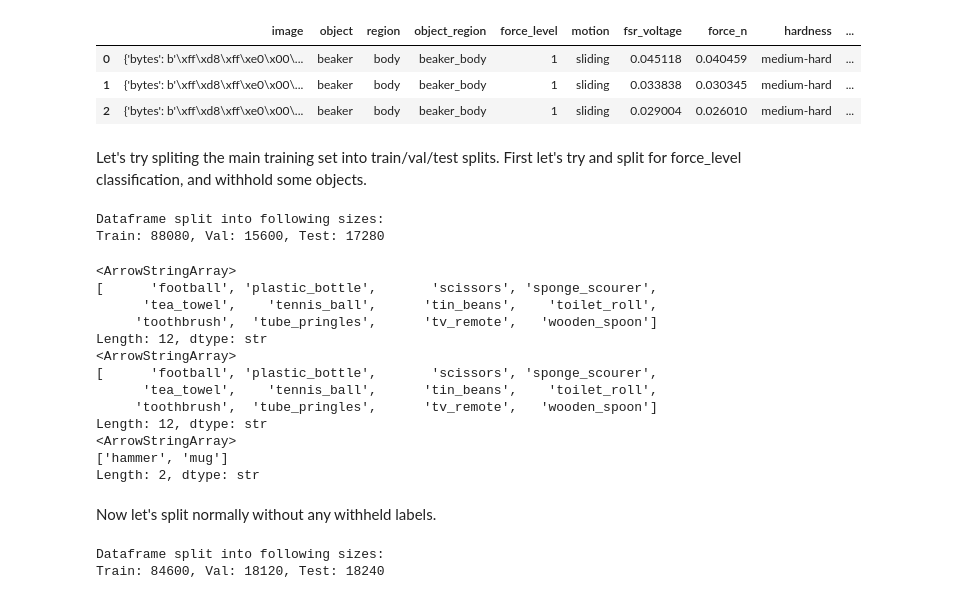
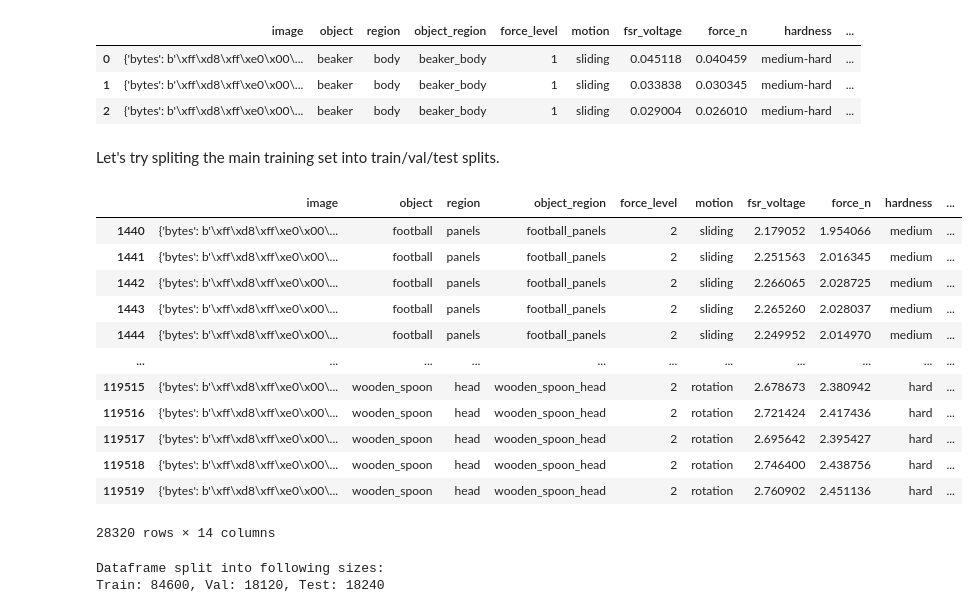
Before and after one commit to gemixin/touch-ex, a Jupyter notebook: notebooks/explore_dataset.ipynb, the cells around one changed output. Drawn from its saved outputs; the diff is of its cells as text; code cells hidden in the pictures.

Commit message:
Added filtering and removed withheld_splits

```diff
--- a/notebooks/explore_dataset.ipynb
+++ b/notebooks/explore_dataset.ipynb
@@ -74,43 +77,24 @@ test_unseen_df.head(3)
 | 2 | {'bytes': b'\xff\xd8\xff\xe0\x00\... | beaker | body | beaker_body | 1 | sliding | 0.029004 | 0.026010 | medium-hard | ... |
 # %% [markdown]
 Let's try spliting the main training set into train/val/test splits.
-First let's try and split for force_level classification, and withhold some objects.
-# %%
-# Split the dataset into training, validation, and test sets where the test set contains
-# unseen objects
-# Split size is just for the val split so we only want half of our usual split size
-# Stratify by force level to ensure all force levels are represented in each split
-train_df, val_df, test_df = utils.split_by_interaction_withheld(
-    dfs["train"],
-    split_size=data_config["split_size"] / 2,
-    stratify_label="force_level",
-    random_state=data_config["random_state"],
-    withheld_labels=("object", ["hammer", "mug"]),
-)
-# %% [output]
-Dataframe split into following sizes:
-Train: 88080, Val: 15600, Test: 17280
-# %%
-# Check that the objects are correctly split
-print(train_df["object"].unique())
-print(val_df["object"].unique())
-print(test_df["object"].unique())
-# %% [output]
-<ArrowStringArray>
-[      'football', 'plastic_bottle',       'scissors', 'sponge_scourer',
-      'tea_towel',    'tennis_ball',      'tin_beans',    'toilet_roll',
-     'toothbrush',  'tube_pringles',      'tv_remote',   'wooden_spoon']
-Length: 12, dtype: str
-<ArrowStringArray>
-[      'football', 'plastic_bottle',       'scissors', 'sponge_scourer',
-      'tea_towel',    'tennis_ball',      'tin_beans',    'toilet_roll',
-     'toothbrush',  'tube_pringles',      'tv_remote',   'wooden_spoon']
-Length: 12, dtype: str
-<ArrowStringArray>
-['hammer', 'mug']
-Length: 2, dtype: str
-# %% [markdown]
-Now let's split normally without any withheld labels.
+# %%
+train_df = train_df[train_df["motion"] == "rotation"]
+# %%
+train_df
+# %% [output]
+|  | image | object | region | object_region | force_level | motion | fsr_voltage | force_n | hardness | ... |
+| 1440 | {'bytes': b'\xff\xd8\xff\xe0\x00\... | football | panels | football_panels | 2 | sliding | 2.179052 | 1.954066 | medium | ... |
+| 1441 | {'bytes': b'\xff\xd8\xff\xe0\x00\... | football | panels | football_panels | 2 | sliding | 2.251563 | 2.016345 | medium | ... |
+| 1442 | {'bytes': b'\xff\xd8\xff\xe0\x00\... | football | panels | football_panels | 2 | sliding | 2.266065 | 2.028725 | medium | ... |
+| 1443 | {'bytes': b'\xff\xd8\xff\xe0\x00\... | football | panels | football_panels | 2 | sliding | 2.265260 | 2.028037 | medium | ... |
+| 1444 | {'bytes': b'\xff\xd8\xff\xe0\x00\... | football | panels | football_panels | 2 | sliding | 2.249952 | 2.014970 | medium | ... |
+| ... | ... | ... | ... | ... | ... | ... | ... | ... | ... | ... |
+| 119515 | {'bytes': b'\xff\xd8\xff\xe0\x00\... | wooden_spoon | head | wooden_spoon_head | 2 | rotation | 2.678673 | 2.380942 | hard | ... |
+| 119516 | {'bytes': b'\xff\xd8\xff\xe0\x00\... | wooden_spoon | head | wooden_spoon_head | 2 | rotation | 2.721424 | 2.417436 | hard | ... |
+| 119517 | {'bytes': b'\xff\xd8\xff\xe0\x00\... | wooden_spoon | head | wooden_spoon_head | 2 | rotation | 2.695642 | 2.395427 | hard | ... |
+| 119518 | {'bytes': b'\xff\xd8\xff\xe0\x00\... | wooden_spoon | head | wooden_spoon_head | 2 | rotation | 2.746400 | 2.438756 | hard | ... |
+| 119519 | {'bytes': b'\xff\xd8\xff\xe0\x00\... | wooden_spoon | head | wooden_spoon_head | 2 | rotation | 2.760902 | 2.451136 | hard | ... |
+28320 rows × 14 columns
 # %%
 # Split the dataset into training, validation, and test sets
 # The split is done by interaction to ensure that all samples from a given interaction are in the same set to avoid data leakage  # noqa: E501
```
Also changed, not shown: parts of 2 cells of this notebook, 4 other files.
